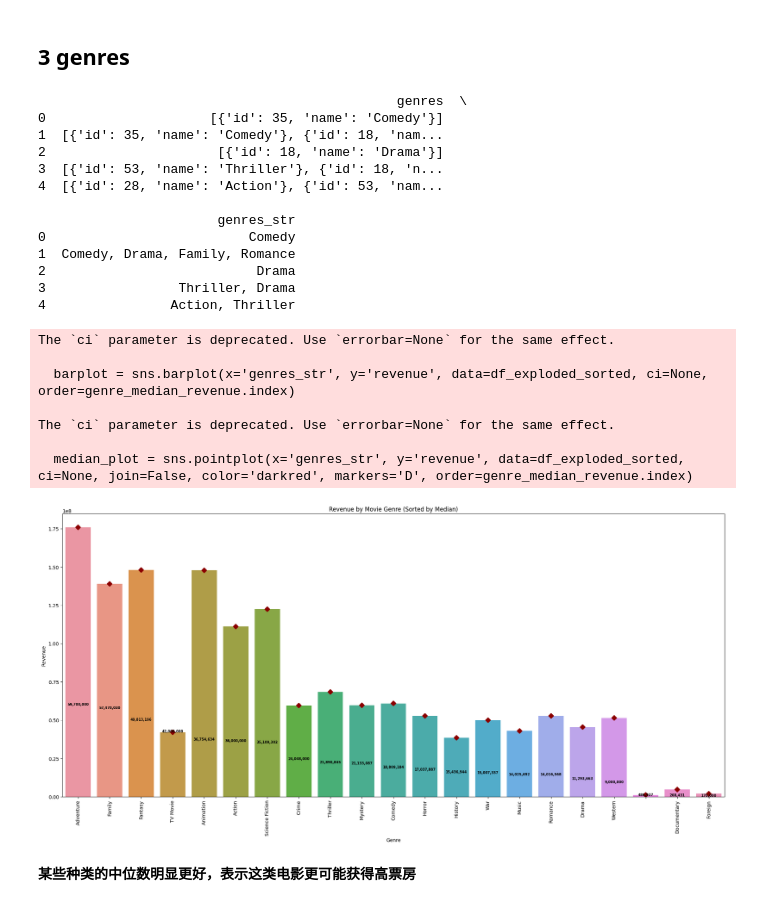
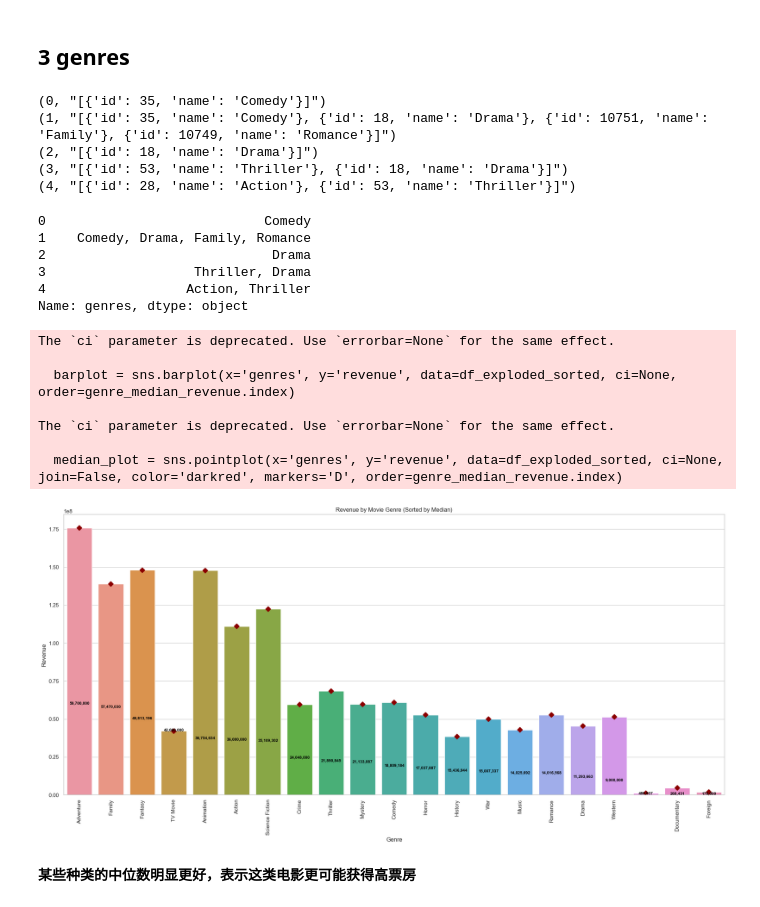
Before and after one commit to 001202ZHENG/DSBA2023_ML_Project, a Jupyter notebook: demo_wz.ipynb, the cells around one changed output. Cells and saved outputs as stored; diff of their text form; code cells hidden in the pictures.

```diff
--- a/demo_wz.ipynb
+++ b/demo_wz.ipynb
@@ -126,0 +202,19 @@ Extrem low/high runtime leads to decrease in revenue
+# %%
+from sklearn.preprocessing import StandardScaler
+
+# 创建StandardScaler对象
+scaler = StandardScaler()
+
+# standarization
+for column in ['budget', 'popularity', 'runtime']:
+    df[column] = scaler.fit_transform(df[[column]])
+
+features = ['budget', 'popularity', 'runtime']
+plt.figure(figsize=(10, 8))
+
+#test
+for i, feature in enumerate(features):
+    plt.subplot(len(features), 1, i+1)
+    sns.histplot(df[feature], kde=True)
+    plt.title('Distribution of ' + feature)
+    plt.tight_layout()
@@ -148,11 +301,20 @@ plt.show()
 # %% [markdown]
 ##  3   genres
+# %%
+for i in enumerate(df['genres'][:5]):
+    print(i)
+# %% [output]
+(0, "[{'id': 35, 'name': 'Comedy'}]")
+(1, "[{'id': 35, 'name': 'Comedy'}, {'id': 18, 'name': 'Drama'}, {'id': 10751, 'name': 'Family'}, {'id': 10749, 'name': 'Romance'}]")
+(2, "[{'id': 18, 'name': 'Drama'}]")
+(3, "[{'id': 53, 'name': 'Thriller'}, {'id': 18, 'name': 'Drama'}]")
+(4, "[{'id': 28, 'name': 'Action'}, {'id': 53, 'name': 'Thriller'}]")
 # %%
 
-def extract_genre_names(genres_str):
+def extract_genre_names(genres):
     try:
         # 解析字符串为Python的字面量结构（列表或字典）
-        genres_list = ast.literal_eval(genres_str)
+        genres_list = ast.literal_eval(genres)
         # 提取所有的类型名称并将它们连接为一个字符串
         genre_names = ', '.join([genre['name'] for genre in genres_list if 'name' in genre])
         return genre_names
@@ -161,66 +323,59 @@ def extract_genre_names(genres_str):
         return ''
 
 # 假设 'df' 是您的DataFrame，并且它有一个名为 'genres' 的列
-df['genres_str'] = df['genres'].apply(extract_genre_names)
+df['genres'] = df['genres'].apply(extract_genre_names)
 
 # 展示结果
-print(df[['genres', 'genres_str']].head())
+print(df['genres'].head())
 # %% [output]
-                                              genres  \
-0                     [{'id': 35, 'name': 'Comedy'}]
-1  [{'id': 35, 'name': 'Comedy'}, {'id': 18, 'nam...
-2                      [{'id': 18, 'name': 'Drama'}]
-3  [{'id': 53, 'name': 'Thriller'}, {'id': 18, 'n...
-4  [{'id': 28, 'name': 'Action'}, {'id': 53, 'nam...
-
-                       genres_str
-0                          Comedy
-1  Comedy, Drama, Family, Romance
-2                           Drama
-3                 Thriller, Drama
-4                Action, Thriller
+0                            Comedy
+1    Comedy, Drama, Family, Romance
+2                             Drama
+3                   Thriller, Drama
+4                  Action, Thriller
+Name: genres, dtype: object
 # %%
-# 分割 'genres_str' 并展开 DataFrame
-df_exploded = df.assign(genres_str=df['genres_str'].str.split(', ')).explode('genres_str')
+# 分割 'genres' 并展开 DataFrame
+df_exploded = df.assign(genres=df['genres'].str.split(', ')).explode('genres')
 
 # 计算每个类型的收入中位数
-genre_median_revenue = df_exploded.groupby('genres_str')['revenue'].median().sort_values(ascending=False)
+genre_median_revenue = df_exploded.groupby('genres')['revenue'].median().sort_values(ascending=False)
 
 # 根据中位数排序，这将为绘图提供正确的顺序
-df_exploded_sorted = df_exploded.set_index('genres_str').loc[genre_median_revenue.index].reset_index()
+df_exploded_sorted = df_exploded.set_index('genres').loc[genre_median_revenue.index].reset_index()
 
 # 使用 seaborn 绘制条形图
 plt.figure(figsize=(20, 10))  # 调整图表大小
-barplot = sns.barplot(x='genres_str', y='revenue', data=df_exploded_sorted, ci=None, order=genre_median_revenue.index)
+barplot = sns.barplot(x='genres', y='revenue', data=df_exploded_sorted, ci=None, order=genre_median_revenue.index)
 
 # 绘制每个类型的收入中位数
-median_plot = sns.pointplot(x='genres_str', y='revenue', data=df_exploded_sorted, ci=None, join=False, color='darkred', markers='D', order=genre_median_revenue.index)
+median_plot = sns.pointplot(x='genres', y='revenue', data=df_exploded_sorted, ci=None, join=False, color='darkred', markers='D', order=genre_median_revenue.index)
 
 # 标记中位数
 for xtick, label in enumerate(genre_median_revenue.index):
     barplot.text(xtick, genre_median_revenue[label], f'{genre_median_revenue[label]:,.0f}',
                  horizontalalignment='center', size='x-small', color='black', weight='semibold')
 
 # 旋转 x 轴的标签以便更容易阅读
 plt.xticks(rotation=90)
 
 # 设置标题和标签
 plt.title('Revenue by Movie Genre (Sorted by Median)')
 plt.xlabel('Genre')
 plt.ylabel('Revenue')
 
 # 显示图表
 plt.tight_layout()
 plt.show()
 # %% [output]
 The `ci` parameter is deprecated. Use `errorbar=None` for the same effect.
 
-  barplot = sns.barplot(x='genres_str', y='revenue', data=df_exploded_sorted, ci=None, order=genre_median_revenue.index)
+  barplot = sns.barplot(x='genres', y='revenue', data=df_exploded_sorted, ci=None, order=genre_median_revenue.index)
 
 The `ci` parameter is deprecated. Use `errorbar=None` for the same effect.
 
-  median_plot = sns.pointplot(x='genres_str', y='revenue', data=df_exploded_sorted, ci=None, join=False, color='darkred', markers='D', order=genre_median_revenue.index)
+  median_plot = sns.pointplot(x='genres', y='revenue', data=df_exploded_sorted, ci=None, join=False, color='darkred', markers='D', order=genre_median_revenue.index)
-[figure, old version]
+[figure, new version]
 # %% [markdown]
 **某些种类的中位数明显更好，表示这类电影更可能获得高票房**
 # %% [markdown]
```
Also changed, not shown: parts of 16 cells of this notebook.
